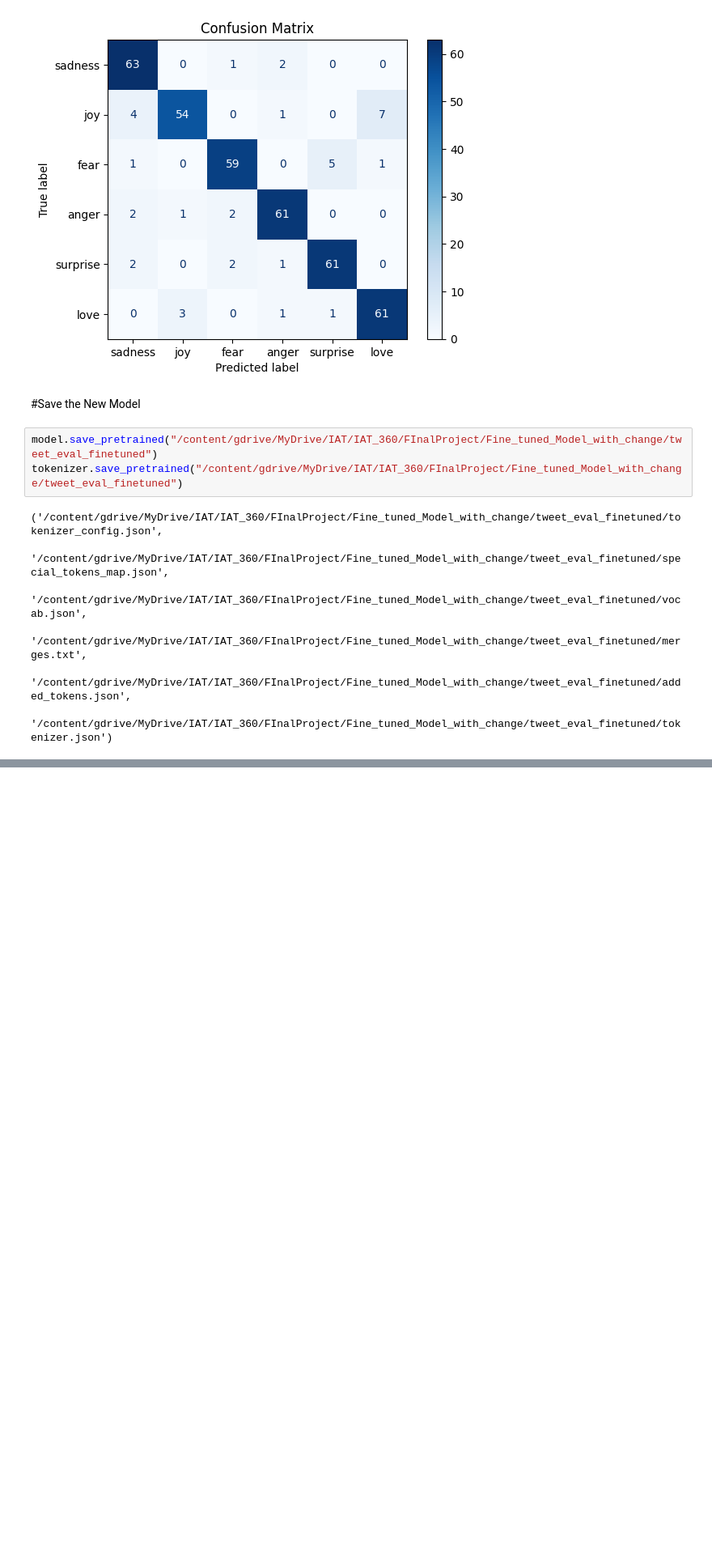
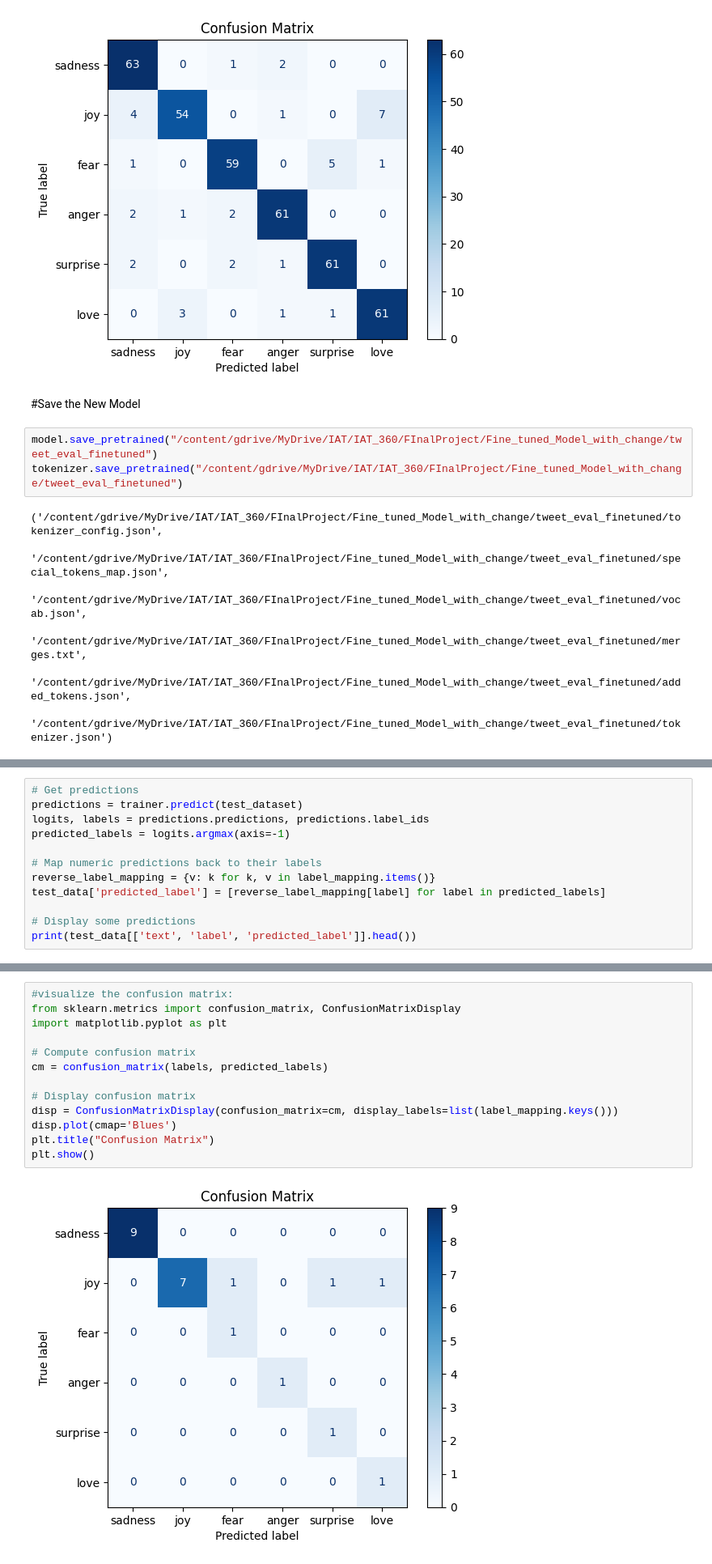
Before and after one commit to HamorHam/IAT_360-Fine-tune-NLP-model, a Jupyter notebook: FinalProject.ipynb, the cells around one changed output, grey strips where cells are left out. Shown: that part at 81% size. Drawn from its saved outputs; the diff is of its cells as text; blank space fills up the shorter version.

```diff
--- a/FinalProject.ipynb
+++ b/FinalProject.ipynb
@@ -524,0 +622,12 @@ tokenizer.save_pretrained("/content/gdrive/MyDrive/IAT/IAT_360/FInalProject/Fine
+# %%
+# Get predictions
+predictions = trainer.predict(test_dataset)
+logits, labels = predictions.predictions, predictions.label_ids
+predicted_labels = logits.argmax(axis=-1)
+
+# Map numeric predictions back to their labels
+reverse_label_mapping = {v: k for k, v in label_mapping.items()}
+test_data['predicted_label'] = [reverse_label_mapping[label] for label in predicted_labels]
+
+# Display some predictions
+print(test_data[['text', 'label', 'predicted_label']].head())
@@ -524,0 +642,15 @@ tokenizer.save_pretrained("/content/gdrive/MyDrive/IAT/IAT_360/FInalProject/Fine
+# %%
+#visualize the confusion matrix:
+from sklearn.metrics import confusion_matrix, ConfusionMatrixDisplay
+import matplotlib.pyplot as plt
+
+# Compute confusion matrix
+cm = confusion_matrix(labels, predicted_labels)
+
+# Display confusion matrix
+disp = ConfusionMatrixDisplay(confusion_matrix=cm, display_labels=list(label_mapping.keys()))
+disp.plot(cmap='Blues')
+plt.title("Confusion Matrix")
+plt.show()
+# %% [output]
+[figure, added]
```
Also changed, not shown: parts of 10 cells of this notebook.
